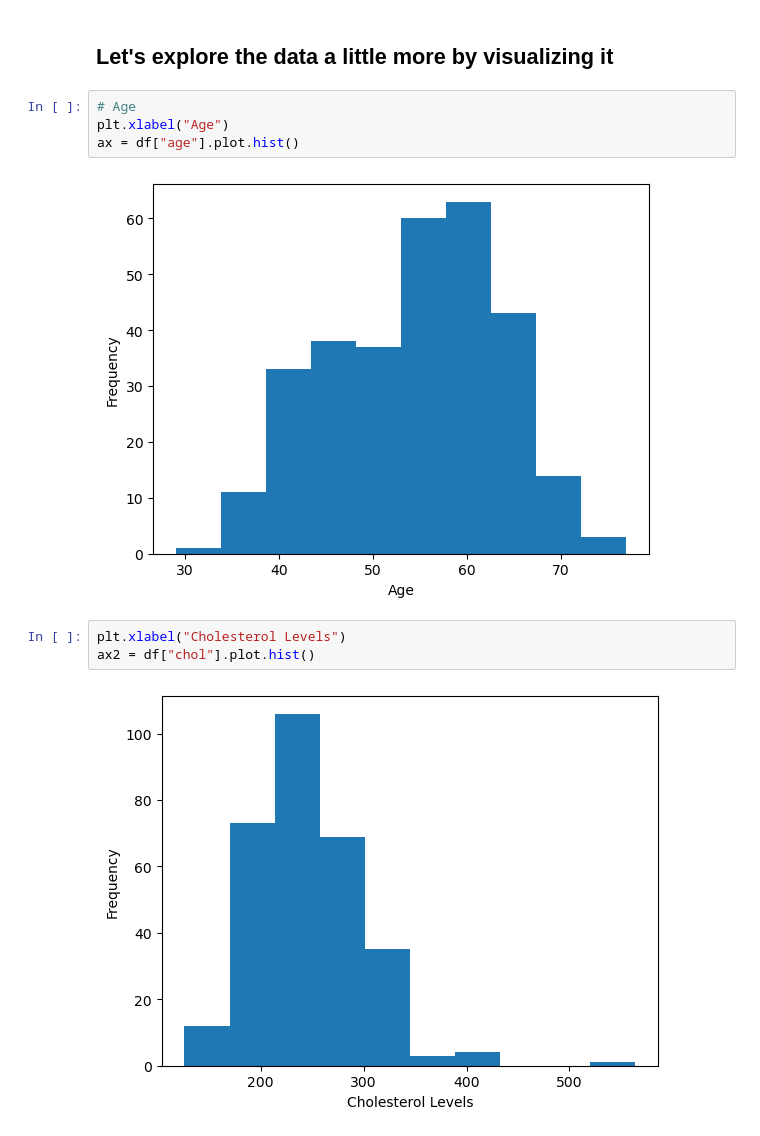
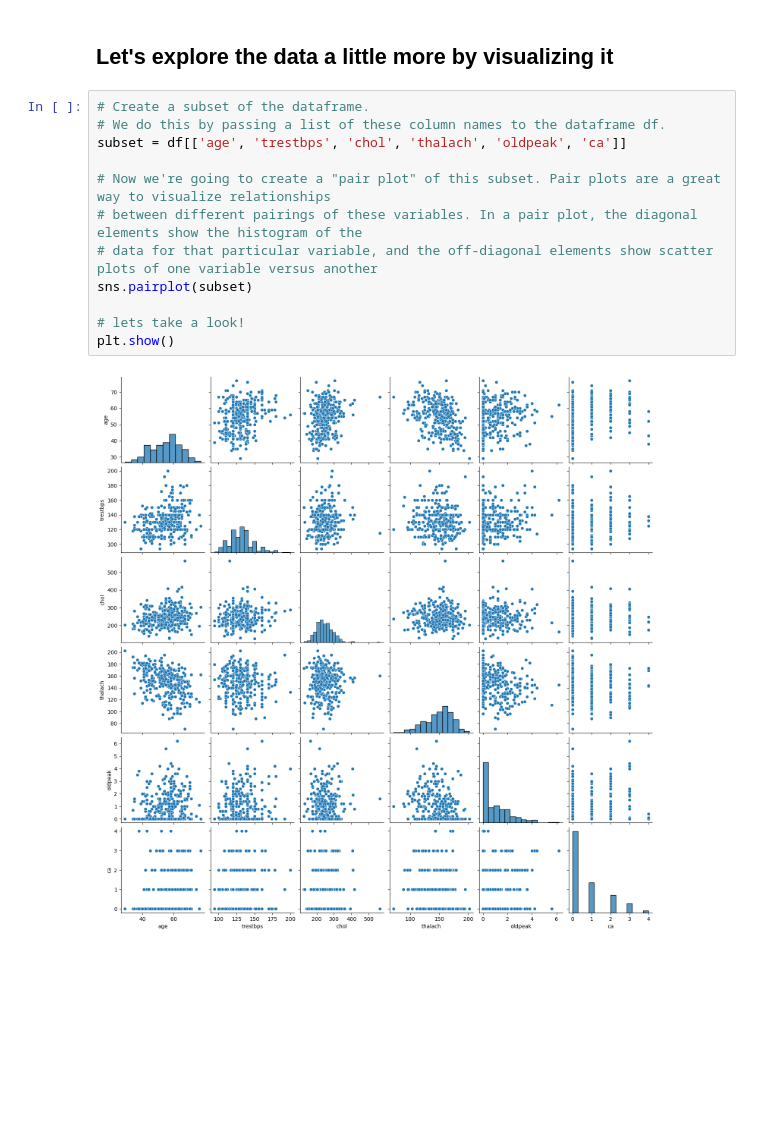
Before and after one commit to monkeygobah/code_grand_rounds, a Jupyter notebook: module_4_Advanced_Data_Science/KNN/DS_knn.ipynb, the cells around one changed output. Saved outputs shown, nothing was run; the diff lists cells and outputs as text; blank space fills up the shorter version.

Commit message:
Data exploration

```diff
--- a/module_4_Advanced_Data_Science/KNN/DS_knn.ipynb
+++ b/module_4_Advanced_Data_Science/KNN/DS_knn.ipynb
@@ -74,14 +74,17 @@ dtypes: float64(1), int64(13)
 memory usage: 33.3 KB
 # %% [markdown]
 ## Let's explore the data a little more by visualizing it
-# %%
-# Age
-plt.xlabel("Age")
-ax = df["age"].plot.hist()
-# %% [output]
-[figure, removed]
-# %%
-plt.xlabel("Cholesterol Levels")
-ax2 = df["chol"].plot.hist()
-# %% [output]
-[figure, removed]
+# %%
+# Create a subset of the dataframe.
+# We do this by passing a list of these column names to the dataframe df.
+subset = df[['age', 'trestbps', 'chol', 'thalach', 'oldpeak', 'ca']]
+
+# Now we're going to create a "pair plot" of this subset. Pair plots are a great way to visualize relationships
+# between different pairings of these variables. In a pair plot, the diagonal elements show the histogram of the
+# data for that particular variable, and the off-diagonal elements show scatter plots of one variable versus another
+sns.pairplot(subset)
+
+# lets take a look!
+plt.show()
+# %% [output]
+[figure, added]
```
Also changed, not shown: parts of 2 cells of this notebook.
